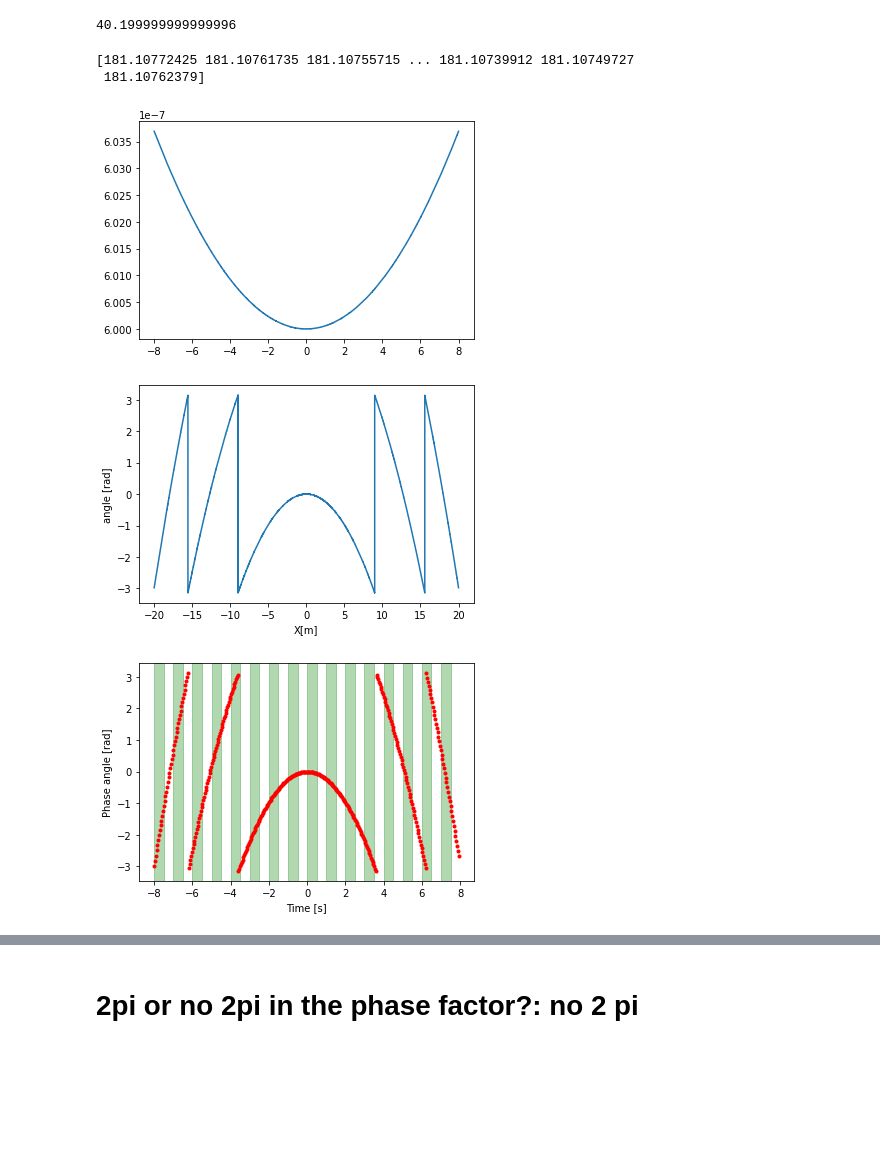
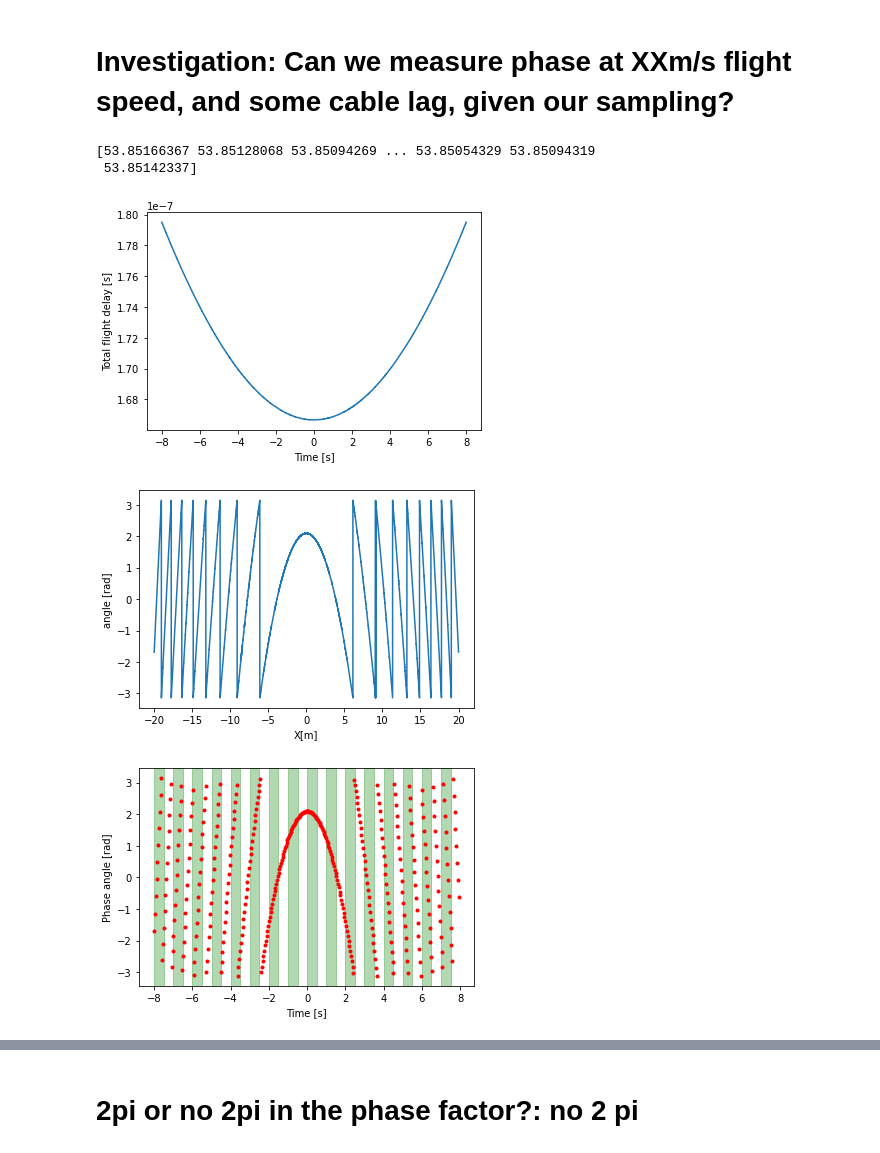
Before and after one commit to WrightLaboratory/DigitalNoiseSource, a Jupyter notebook: notebooks/LBN_phasejitter_exploration.ipynb, the cells around one changed output, grey strips where cells are left out. Saved outputs shown, nothing was run; the diff lists cells and outputs as text; code cells hidden in the pictures; blank space fills up the shorter version.

Commit message:
added some notes and an equivalent plot to Kalyanis for estimating clock jitter

```diff
--- a/notebooks/LBN_phasejitter_exploration.ipynb
+++ b/notebooks/LBN_phasejitter_exploration.ipynb
@@ -34,15 +32,13 @@ def Gauss(x,a,x0,sigma,k):
-# %%
-2*9/(3E8/670E6)
-# %% [output]
-40.199999999999996
+# %% [markdown]
+# Investigation: Can we measure phase at XXm/s flight speed, and some cable lag, given our sampling?
 # %%
 # use this for DNS
 drone_speed = 2.5 #mps
 freq = 670E6
 cable_length = 0#90 #m
-drone_x = np.arange(-20,20,0.001)#np.arange(-15,15,0.001) # m
-drone_y = 0.5*np.random.rand(len(drone_x)) - 0.25
-drone_h = 180#50
+drone_x = np.arange(-20,20,0.001) # fly from -20 to 20m
+drone_y = 0.5*np.random.rand(len(drone_x)) - 0.25 # random jitter in Y
+drone_h = 50 # 180 # 3m dish was 50m flight height, at GBO should be 180-200m
 flight_dist = np.sqrt(drone_y**2 + drone_x**2 + drone_h**2)
 print(flight_dist)
 flight_delay = (cable_length + flight_dist)/3E8
@@ -52,37 +48,39 @@ tonoff = 0.5
 times = drone_x/drone_speed
 
 plt.plot(times,flight_delay)
+plt.xlabel('Time [s]')
+plt.ylabel('Total flight delay [s]')
 plt.show()
 
 # now turn flight delay into phase
 phase = -1.j*flight_delay*freq*2*np.pi
 sig = np.exp(phase)
 angle_sig = np.angle(sig)
 
 plt.plot(drone_x,angle_sig)
 plt.xlabel('X[m]')
 plt.ylabel('angle [rad]')
 plt.show()
 
 # sample
 nsamps = int((times[-1] - times[0])/42E-3)
 samples = times[0] + 42E-3*np.arange(nsamps) # 42ms cadence data
 
 sampled_sig_func = scipy.interpolate.interp1d(times,angle_sig)
 sampled_sig = sampled_sig_func(samples)
 
 # this assumes 0.5s on, 0.5s off
 #plt.plot(times,angle_sig)
 plt.plot(samples,sampled_sig,'r.')
 for i in np.arange(times[0],times[-1],1):
     plt.axvspan(i, i+tonoff,color='green',alpha=0.3)
 plt.xlabel('Time [s]')
 plt.ylabel('Phase angle [rad]')
 plt.show()
 # %% [output]
-[181.10772425 181.10761735 181.10755715 ... 181.10739912 181.10749727
- 181.10762379]
+[53.85166367 53.85128068 53.85094269 ... 53.85054329 53.85094319
+ 53.85142337]
-[figure, old version]
+[figure, new version]
-[figure, old version]
+[figure, new version]
-[figure, old version]
+[figure, new version]
 # %%
```
Also changed, not shown: parts of 12 cells of this notebook.
